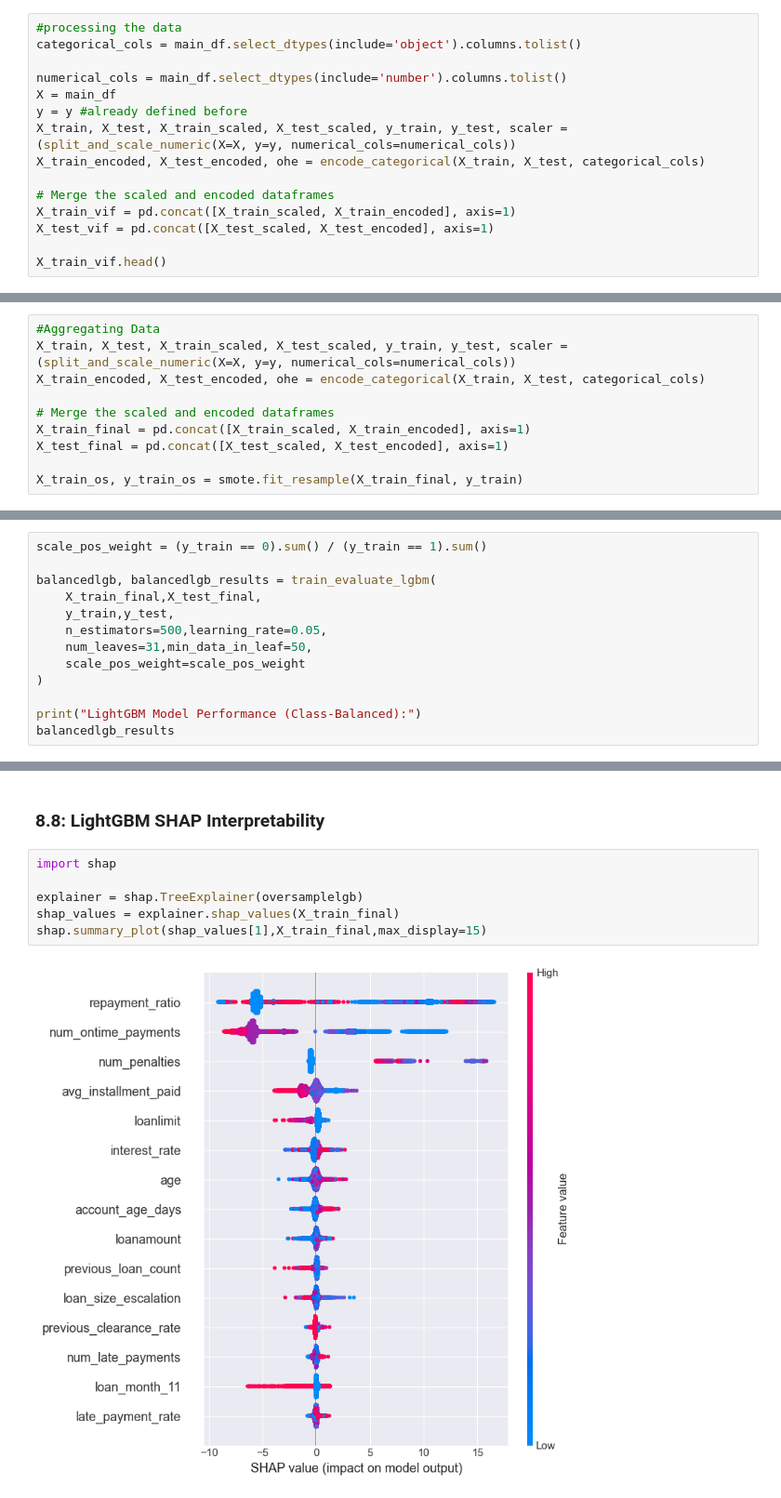
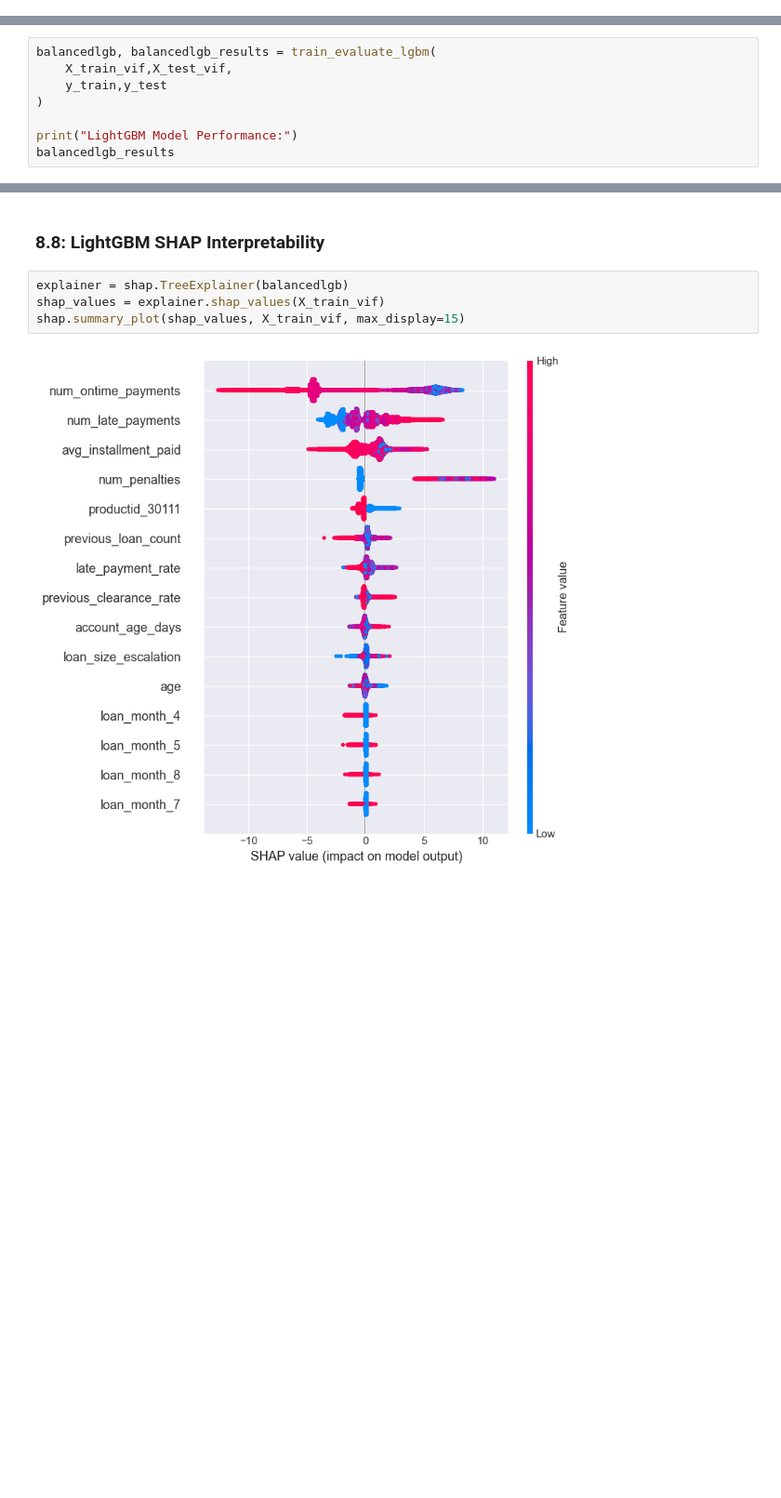
Before and after one commit to mnenedavid/Loan-Default-Risk-Detection, a Jupyter notebook: notebook.ipynb, the cells around one changed output, grey strips where cells are left out. Shown at 93% size. Saved outputs shown, nothing was run; the diff lists cells and outputs as text; blank space fills up the shorter version.

```diff
--- a/notebook.ipynb
+++ b/notebook.ipynb
@@ -1864,15 +1815,0 @@ All remaining features fall within the **healthy range** (VIF ≈ 1–5), indica
-# %%
-#processing the data
-categorical_cols = main_df.select_dtypes(include='object').columns.tolist()
-
-numerical_cols = main_df.select_dtypes(include='number').columns.tolist()
-X = main_df
-y = y #already defined before
-X_train, X_test, X_train_scaled, X_test_scaled, y_train, y_test, scaler = (split_and_scale_numeric(X=X, y=y, numerical_cols=numerical_cols))
-X_train_encoded, X_test_encoded, ohe = encode_categorical(X_train, X_test, categorical_cols)
-
-# Merge the scaled and encoded dataframes
-X_train_vif = pd.concat([X_train_scaled, X_train_encoded], axis=1)
-X_test_vif = pd.concat([X_test_scaled, X_test_encoded], axis=1)
-
-X_train_vif.head()
@@ -1924,10 +2783,0 @@ Overall, the balanced ElasticNet model provides improved detection of default ca
-# %%
-#Aggregating Data
-X_train, X_test, X_train_scaled, X_test_scaled, y_train, y_test, scaler = (split_and_scale_numeric(X=X, y=y, numerical_cols=numerical_cols))
-X_train_encoded, X_test_encoded, ohe = encode_categorical(X_train, X_test, categorical_cols)
-
-# Merge the scaled and encoded dataframes
-X_train_final = pd.concat([X_train_scaled, X_train_encoded], axis=1)
-X_test_final = pd.concat([X_test_scaled, X_test_encoded], axis=1)
-
-X_train_os, y_train_os = smote.fit_resample(X_train_final, y_train)
@@ -2151,15 +3058,10 @@ LightGBM Model Performance (Baseline):
 # %%
-scale_pos_weight = (y_train == 0).sum() / (y_train == 1).sum()
-
 balancedlgb, balancedlgb_results = train_evaluate_lgbm(
-    X_train_final,X_test_final,
-    y_train,y_test,
-    n_estimators=500,learning_rate=0.05,
-    num_leaves=31,min_data_in_leaf=50,
-    scale_pos_weight=scale_pos_weight
+    X_train_vif,X_test_vif,
+    y_train,y_test
 )
 
-print("LightGBM Model Performance (Class-Balanced):")
+print("LightGBM Model Performance:")
 balancedlgb_results
 # %% [output]
 [LightGBM] [Warning] min_data_in_leaf is set=50, min_child_samples=20 will be ignored. Current value: min_data_in_leaf=50
@@ -2210,10 +3305,8 @@ LightGBM Model Performance (After Oversampling):
 # %% [markdown]
 ### 8.8: LightGBM SHAP Interpretability
 # %%
-import shap
-
-explainer = shap.TreeExplainer(oversamplelgb)
-shap_values = explainer.shap_values(X_train_final)
-shap.summary_plot(shap_values[1],X_train_final,max_display=15)
+explainer = shap.TreeExplainer(balancedlgb)
+shap_values = explainer.shap_values(X_train_vif)
+shap.summary_plot(shap_values, X_train_vif, max_display=15)
 # %% [output]
-[figure, old version]
+[figure, new version]
```
Also changed, not shown: parts of 78 cells of this notebook, 4 other files.
